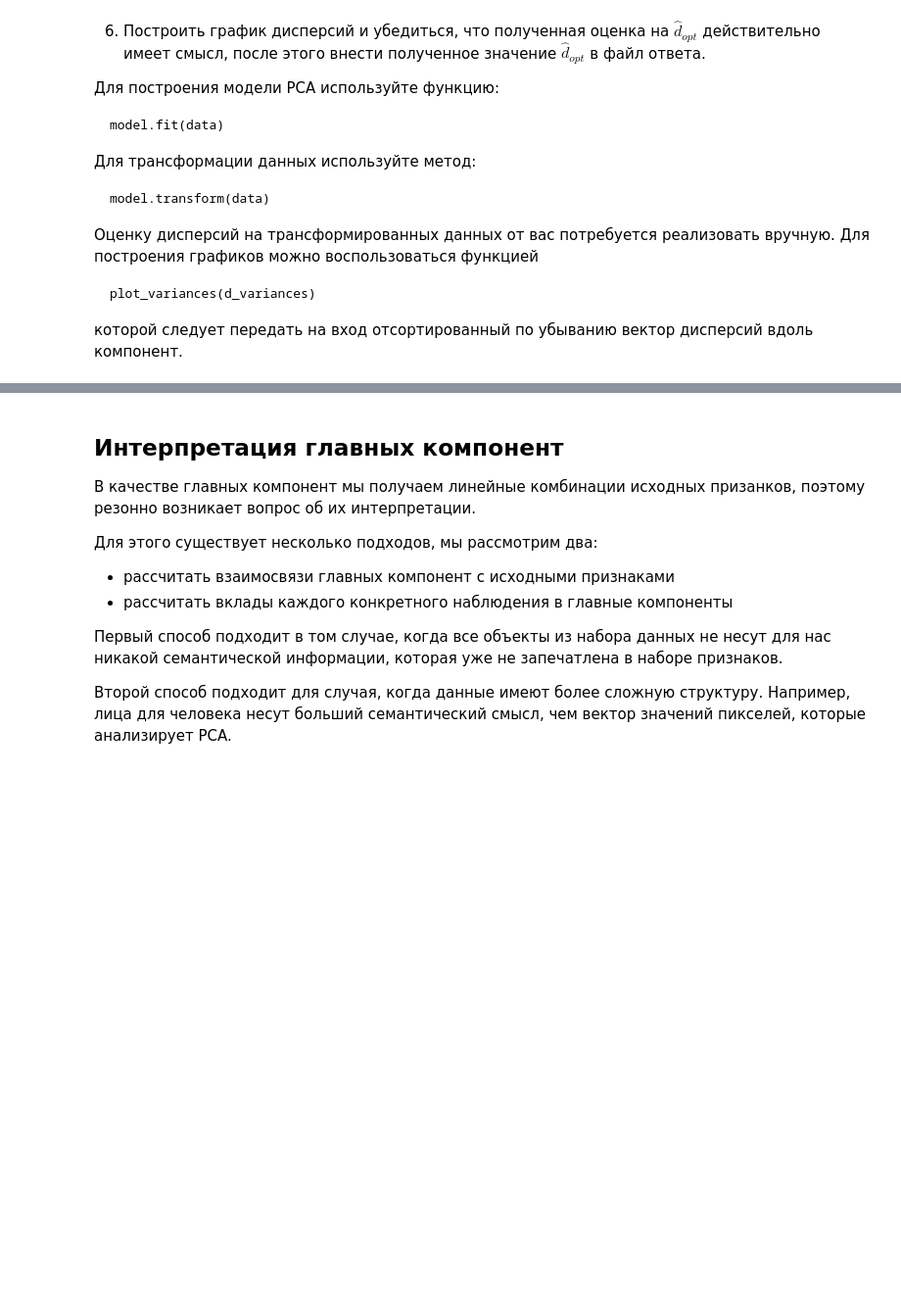
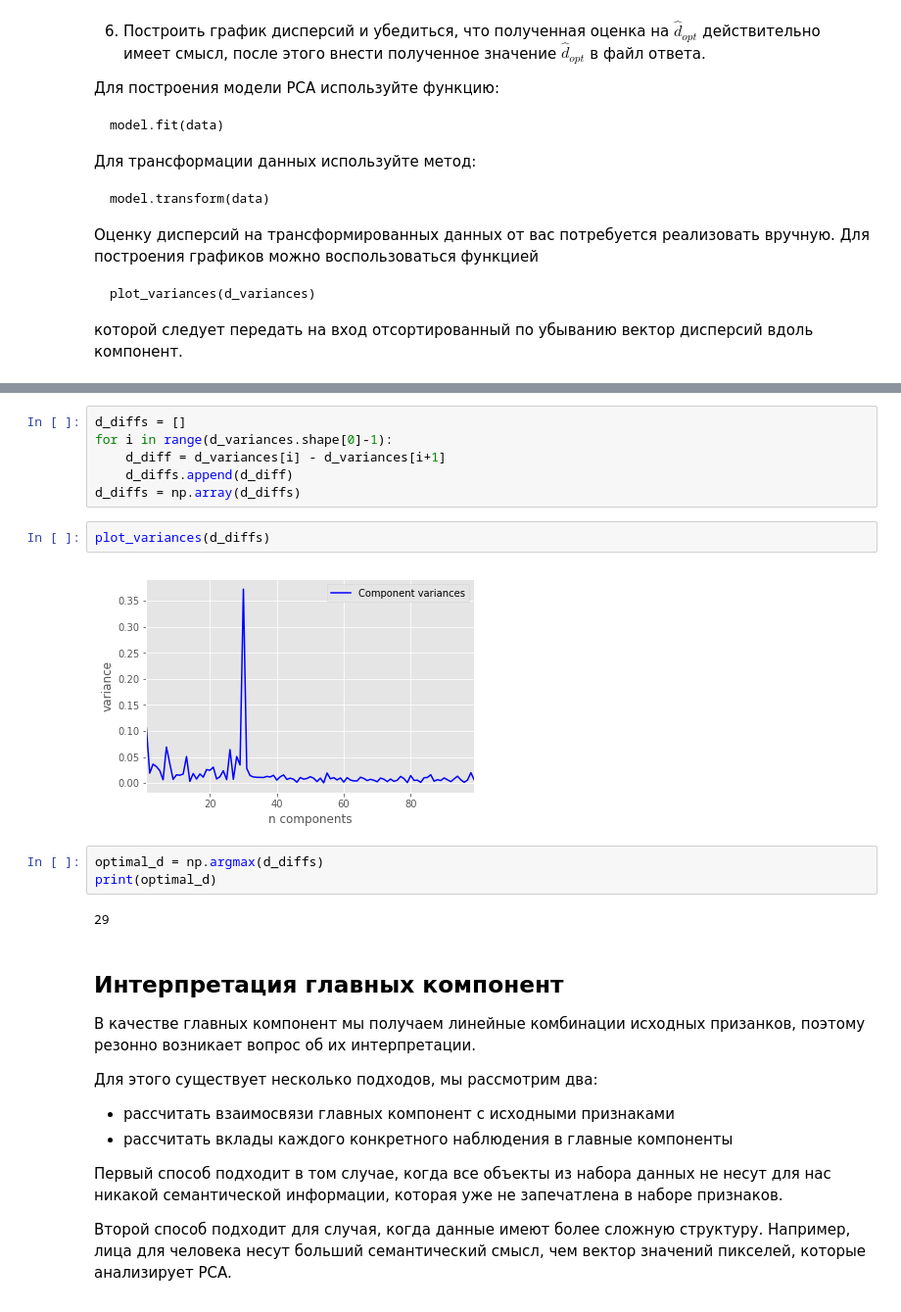
Before and after one commit to kcostya/mipt, a Jupyter notebook: unsupervised-learning/week-2-dimensionality/hw-1/PCA.ipynb, the cells around one changed output, grey strips where cells are left out. Shown at 98% size. Cells and saved outputs as stored; diff of their text form; blank space fills up the shorter version.

```diff
--- a/unsupervised-learning/week-2-dimensionality/hw-1/PCA.ipynb
+++ b/unsupervised-learning/week-2-dimensionality/hw-1/PCA.ipynb
@@ -311,3 +331,18 @@ pass
+# %%
+d_diffs = []
+for i in range(d_variances.shape[0]-1):
+    d_diff = d_variances[i] - d_variances[i+1]
+    d_diffs.append(d_diff)
+d_diffs = np.array(d_diffs)
+# %%
+plot_variances(d_diffs)
+# %% [output]
+[figure, added]
+# %%
+optimal_d = np.argmax(d_diffs)
+print(optimal_d)
+# %% [output]
+29
 # %% [markdown]
 ## Интерпретация главных компонент
 
```
Also changed, not shown: parts of 6 cells of this notebook, 1 other file.
